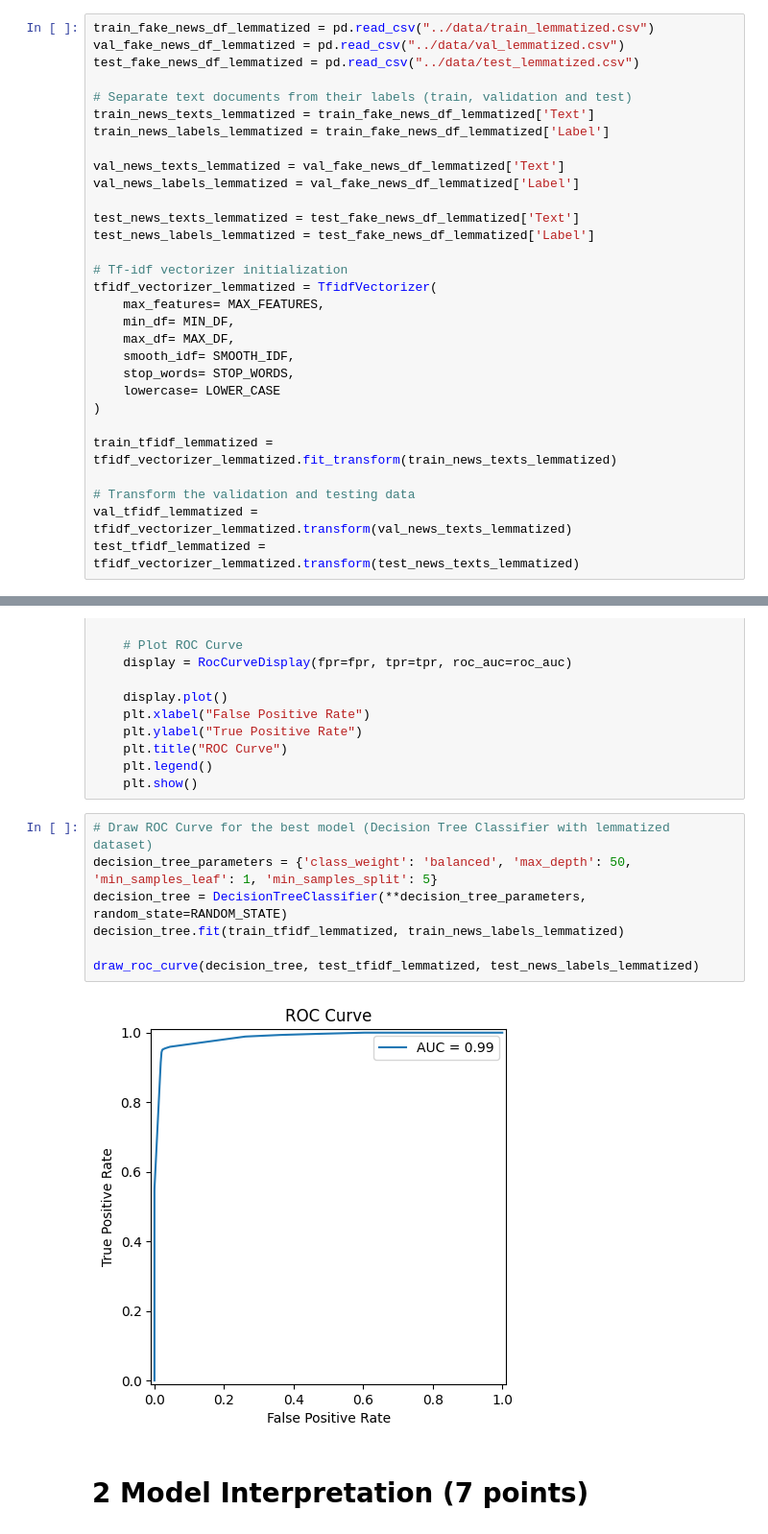
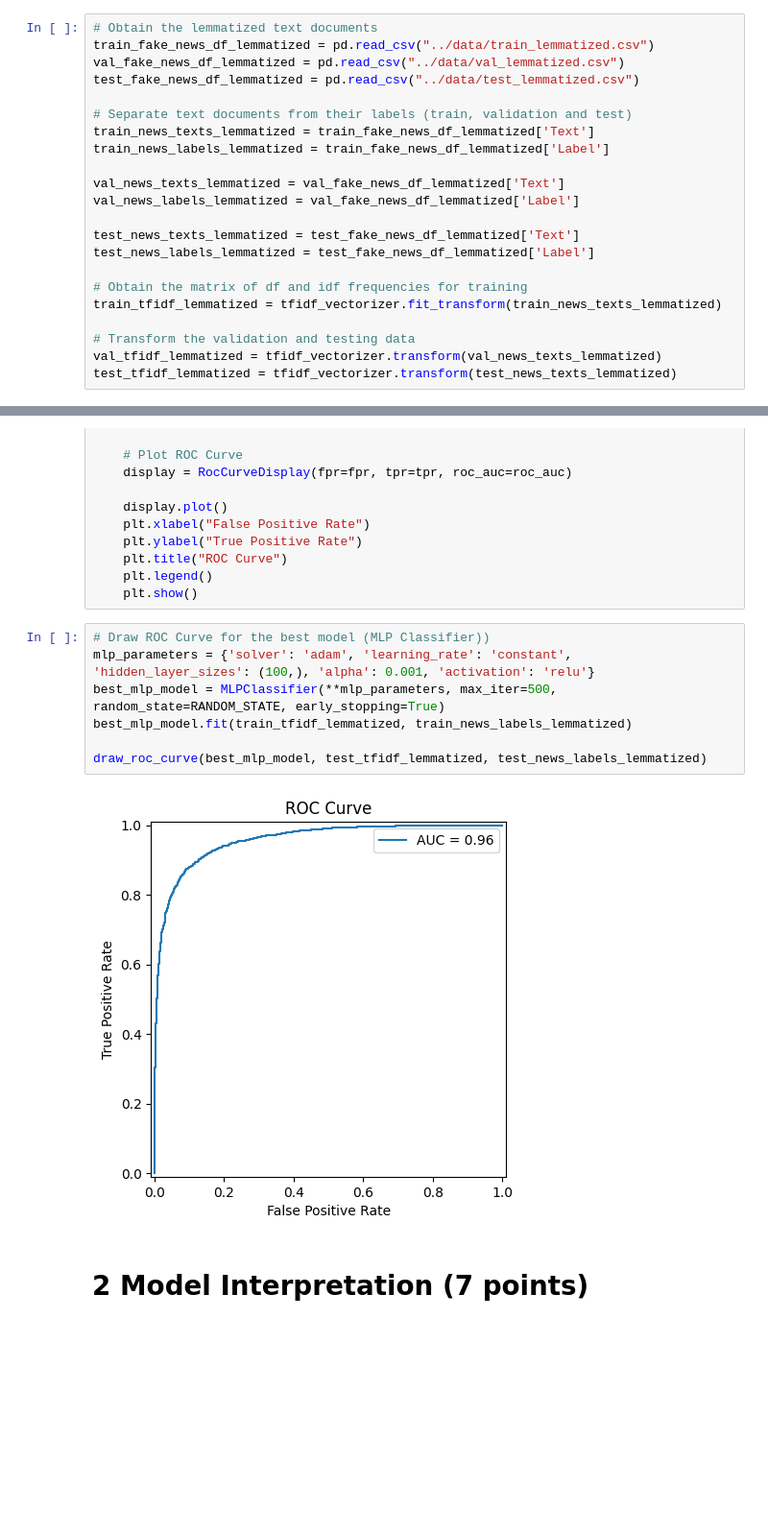
Before and after one commit to pedroMVicente/NTT_Data_merit_challenge, a Jupyter notebook: src/code/code.ipynb, the cells around one changed output, grey strips where cells are left out. Shown at 96% size. Cells and saved outputs as stored; diff of their text form; blank space fills up the shorter version.

```diff
--- a/src/code/code.ipynb
+++ b/src/code/code.ipynb
@@ -245,6 +237,7 @@ test_tfidf = tfidf_vectorizer.transform(test_news_texts)
 # %% [markdown]
 Same for the lemmatized datasets
 # %%
+# Obtain the lemmatized text documents
 train_fake_news_df_lemmatized = pd.read_csv("../data/train_lemmatized.csv")
 val_fake_news_df_lemmatized = pd.read_csv("../data/val_lemmatized.csv")
 test_fake_news_df_lemmatized = pd.read_csv("../data/test_lemmatized.csv")
@@ -259,21 +252,12 @@ val_news_labels_lemmatized = val_fake_news_df_lemmatized['Label']
 test_news_texts_lemmatized = test_fake_news_df_lemmatized['Text']
 test_news_labels_lemmatized = test_fake_news_df_lemmatized['Label']
 
-# Tf-idf vectorizer initialization
-tfidf_vectorizer_lemmatized = TfidfVectorizer(
-    max_features= MAX_FEATURES,
-    min_df= MIN_DF,
-    max_df= MAX_DF,
-    smooth_idf= SMOOTH_IDF,
-    stop_words= STOP_WORDS,
-    lowercase= LOWER_CASE
-)
-
-train_tfidf_lemmatized = tfidf_vectorizer_lemmatized.fit_transform(train_news_texts_lemmatized)
+# Obtain the matrix of df and idf frequencies for training
+train_tfidf_lemmatized = tfidf_vectorizer.fit_transform(train_news_texts_lemmatized)
 
 # Transform the validation and testing data
-val_tfidf_lemmatized = tfidf_vectorizer_lemmatized.transform(val_news_texts_lemmatized)
-test_tfidf_lemmatized = tfidf_vectorizer_lemmatized.transform(test_news_texts_lemmatized)
+val_tfidf_lemmatized = tfidf_vectorizer.transform(val_news_texts_lemmatized)
+test_tfidf_lemmatized = tfidf_vectorizer.transform(test_news_texts_lemmatized)
 # %% [markdown]
 b) Train the following models using 5-fold cross-validation, tune key hyperparameters systematically
 (e.g., regularization strength λ, tree depth), and document your hyperparameter search process.
@@ -1116,14 +1074,14 @@ def draw_roc_curve(model, X_test, y_test):
     plt.legend()
     plt.show()
 # %%
-# Draw ROC Curve for the best model (Decision Tree Classifier with lemmatized dataset)
-decision_tree_parameters = {'class_weight': 'balanced', 'max_depth': 50, 'min_samples_leaf': 1, 'min_samples_split': 5}
-decision_tree = DecisionTreeClassifier(**decision_tree_parameters, random_state=RANDOM_STATE)
-decision_tree.fit(train_tfidf_lemmatized, train_news_labels_lemmatized)
+# Draw ROC Curve for the best model (MLP Classifier))
+mlp_parameters = {'solver': 'adam', 'learning_rate': 'constant', 'hidden_layer_sizes': (100,), 'alpha': 0.001, 'activation': 'relu'}
+best_mlp_model = MLPClassifier(**mlp_parameters, max_iter=500, random_state=RANDOM_STATE, early_stopping=True)
+best_mlp_model.fit(train_tfidf_lemmatized, train_news_labels_lemmatized)
 
-draw_roc_curve(decision_tree, test_tfidf_lemmatized, test_news_labels_lemmatized)
+draw_roc_curve(best_mlp_model, test_tfidf_lemmatized, test_news_labels_lemmatized)
 # %% [output]
-[figure, old version]
+[figure, new version]
 # %% [markdown]
 # 2 Model Interpretation (7 points)
 # %% [markdown]
```
Also changed, not shown: parts of 47 cells of this notebook.
